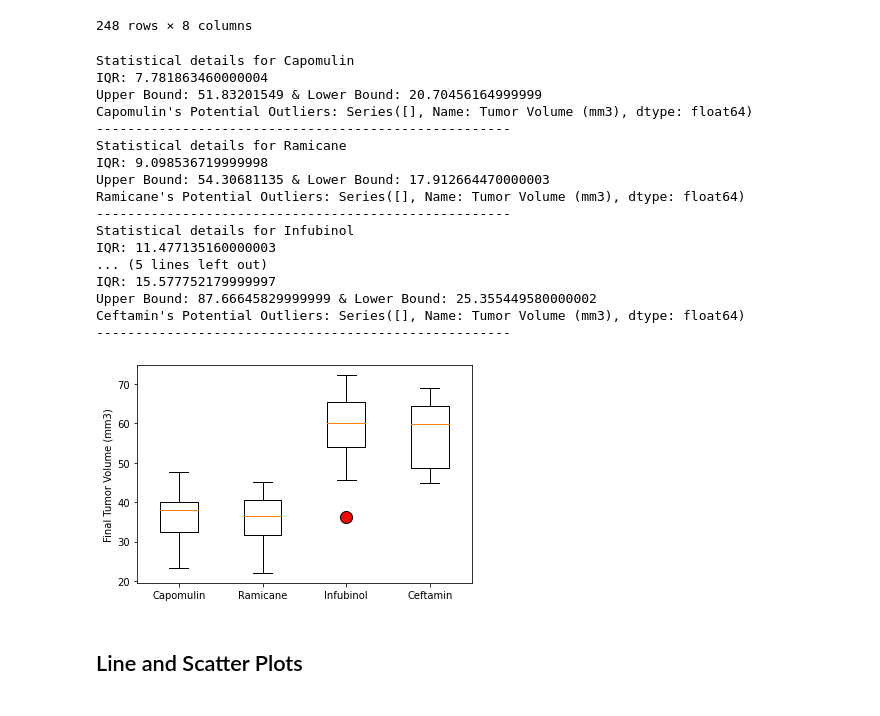
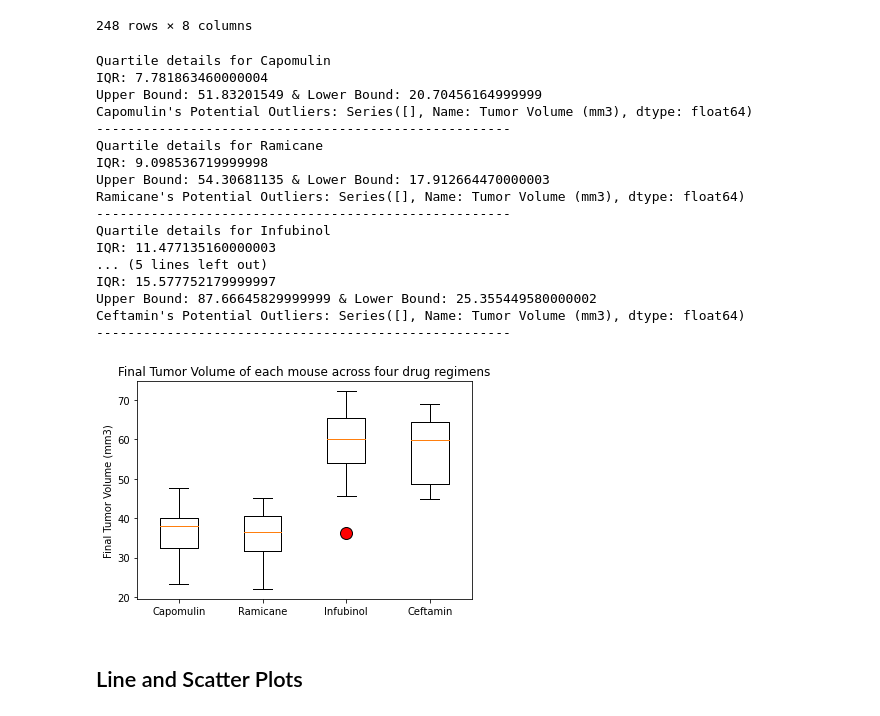
Before and after one commit to jaybdhruv/matplotlib_python_challenge, a Jupyter notebook: Pymaceuticals/pymaceuticals_starter.ipynb, the cells around one changed output. Cells and saved outputs as stored; diff of their text form; code cells hidden in the pictures.

```diff
--- a/Pymaceuticals/pymaceuticals_starter.ipynb
+++ b/Pymaceuticals/pymaceuticals_starter.ipynb
@@ -274,23 +282,23 @@ for drug in treatments:
     upper_bound = upperq + (1.5*iqr)
     outliers = tumor_data_df.loc[(tumor_data_df > upper_bound) | (tumor_data_df < lower_bound)]
 
-    print(f"Statistical details for {drug}\n"
+    print(f"Quartile details for {drug}\n"
           f"IQR: {iqr}\n"
           f"Upper Bound: {upper_bound} & Lower Bound: {lower_bound}\n"
           f"{drug}'s Potential Outliers: {outliers}\n"
           "-----------------------------------------------------")
 # %% [output]
-Statistical details for Capomulin
+Quartile details for Capomulin
 IQR: 7.781863460000004
 Upper Bound: 51.83201549 & Lower Bound: 20.70456164999999
 Capomulin's Potential Outliers: Series([], Name: Tumor Volume (mm3), dtype: float64)
 -----------------------------------------------------
-Statistical details for Ramicane
+Quartile details for Ramicane
 IQR: 9.098536719999998
 Upper Bound: 54.30681135 & Lower Bound: 17.912664470000003
 Ramicane's Potential Outliers: Series([], Name: Tumor Volume (mm3), dtype: float64)
 -----------------------------------------------------
-Statistical details for Infubinol
+Quartile details for Infubinol
 IQR: 11.477135160000003
 ... (5 lines left out)
 IQR: 15.577752179999997
@@ -298,13 +306,18 @@ Upper Bound: 87.66645829999999 & Lower Bound: 25.355449580000002
 Ceftamin's Potential Outliers: Series([], Name: Tumor Volume (mm3), dtype: float64)
 -----------------------------------------------------
 # %%
+# Defining dictionary to custom format outliers
+circle = dict(markerfacecolor = 'red', markeredgecolor='black', markersize = 12)
+
 # Generate a box plot of the final tumor volume of each mouse across four regimens of interest
-circle = dict(markerfacecolor = 'red', markeredgecolor='black', markersize = 12)
 plt.boxplot(tumor_vol, labels=treatments, flierprops = circle)
+
+# Define ylabel and title of the boxplot
 plt.ylabel("Final Tumor Volume (mm3)")
+plt.title("Final Tumor Volume of each mouse across four drug regimens")
 plt.show()
 # %% [output]
-[figure, old version]
+[figure, new version]
 # %% [markdown]
 ## Line and Scatter Plots
 # %%
```
Also changed, not shown: parts of 10 cells of this notebook.
